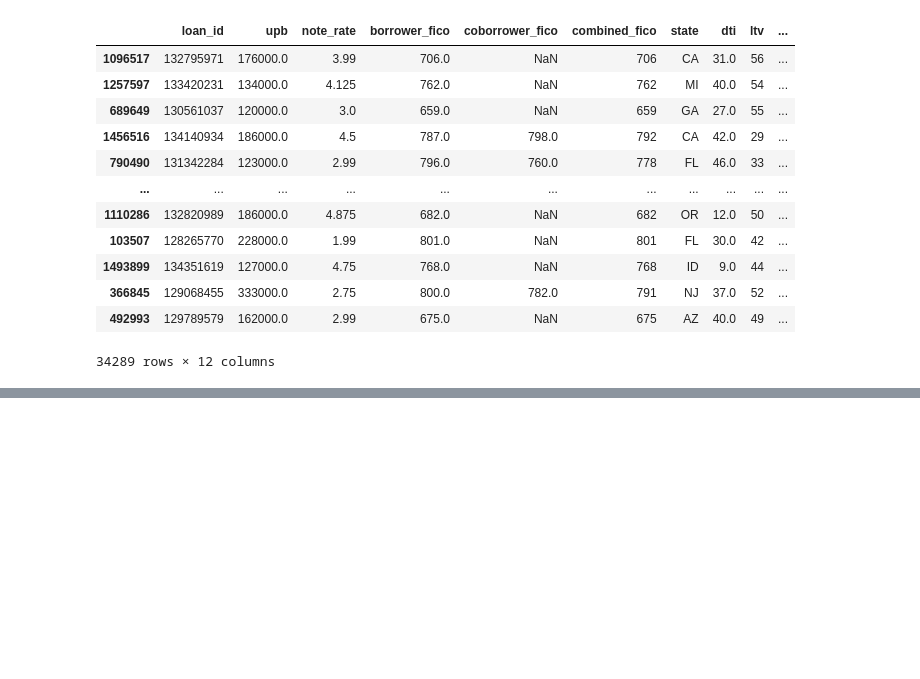
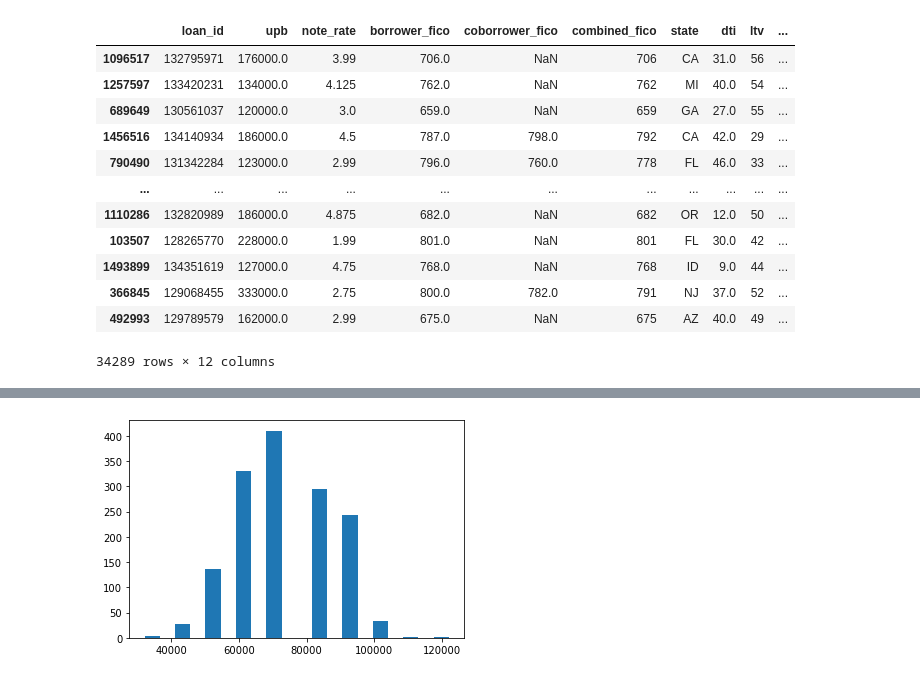
Before and after one commit to jerrywang2352/Mortgage_Pooling_Optimization, a Jupyter notebook: src/data_analysis.ipynb, the cells around one changed output, grey strips where cells are left out. Saved outputs shown, nothing was run; the diff lists cells and outputs as text; code cells hidden in the pictures; blank space fills up the shorter version.

```diff
--- a/src/data_analysis.ipynb
+++ b/src/data_analysis.ipynb
@@ -193,0 +204,5 @@ df.loc[(df["ltv"].astype(float)<=60)]
+# %%
+plt.hist(class1["maturity_date"],bins=20)
+plt.show()
+# %% [output]
+[figure, added]
```
Also changed, not shown: parts of 2 cells of this notebook.
